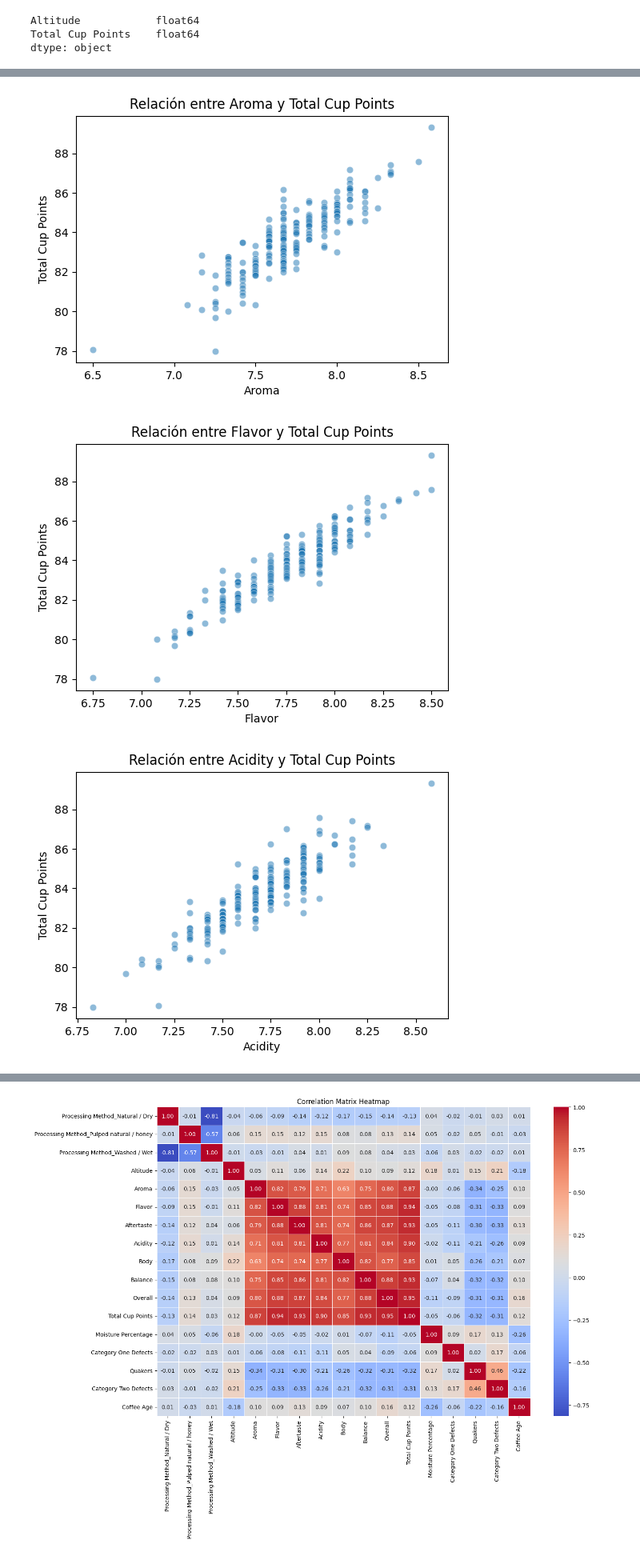
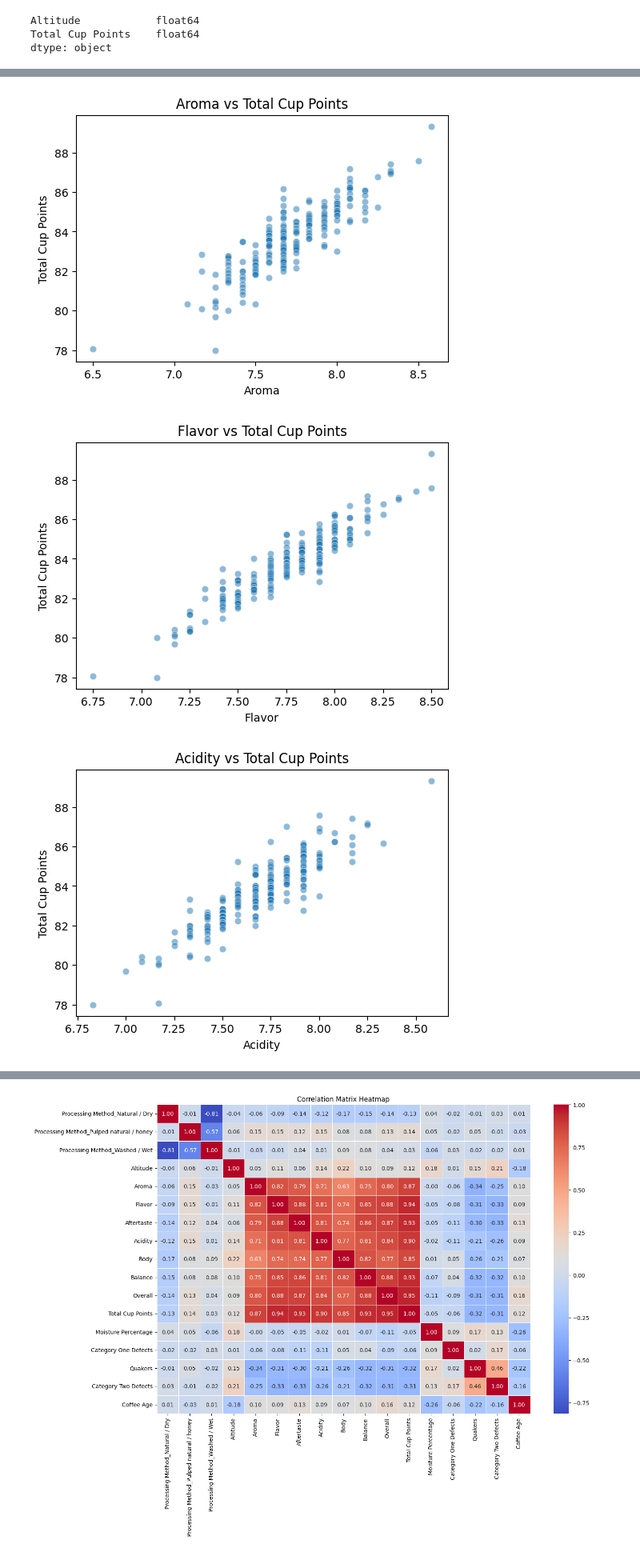
Before and after one commit to RottenReality/Coffee-Quality-Predictor, a Jupyter notebook: EDA_Coffe.ipynb, the cells around one changed output, grey strips where cells are left out. Shown at 80% size. Saved outputs shown, nothing was run; the diff lists cells and outputs as text; code cells hidden in the pictures.

```diff
--- a/EDA_Coffe.ipynb
+++ b/EDA_Coffe.ipynb
@@ -313,12 +310,12 @@ plt.show()
 # %%
 sensorial_features = ['Aroma', 'Flavor', 'Acidity', 'Body', 'Balance', 'Aftertaste', 'Overall']
 
 for feature in sensorial_features:
     plt.figure(figsize=(6, 4))
     sns.scatterplot(x=df[feature], y=df['Total Cup Points'], alpha=0.5)
-    plt.title(f'Relación entre {feature} y Total Cup Points')
+    plt.title(f'{feature} vs Total Cup Points')
     plt.show()
 # %% [output]
-[figure, old version]
+[figure, new version]
-[figure, old version]
+[figure, new version]
-[figure, old version]
+[figure, new version]
```
Also changed, not shown: parts of 54 cells of this notebook, 1 other file.
